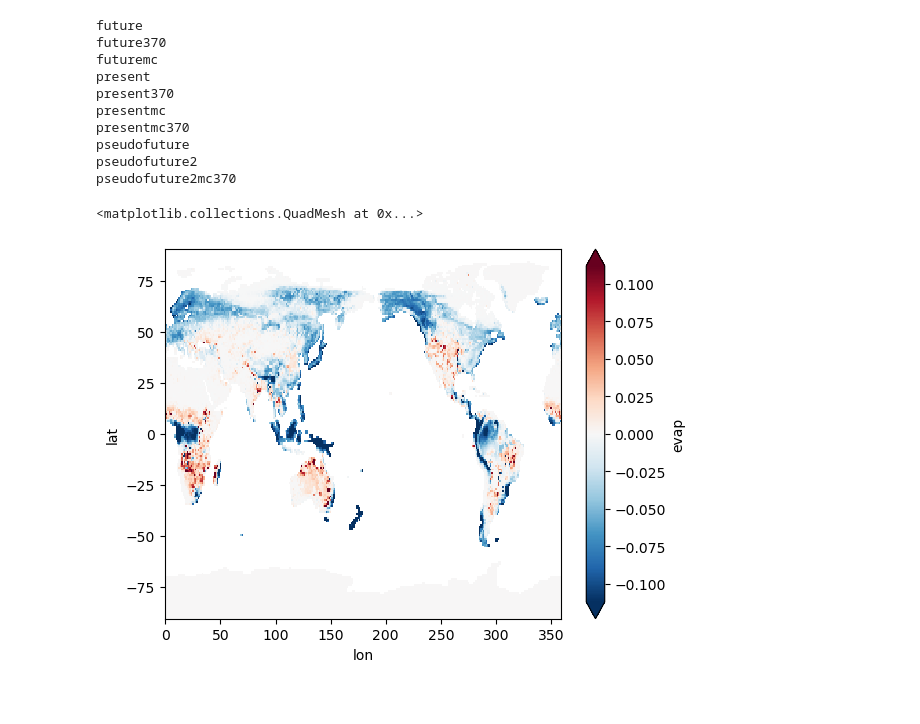
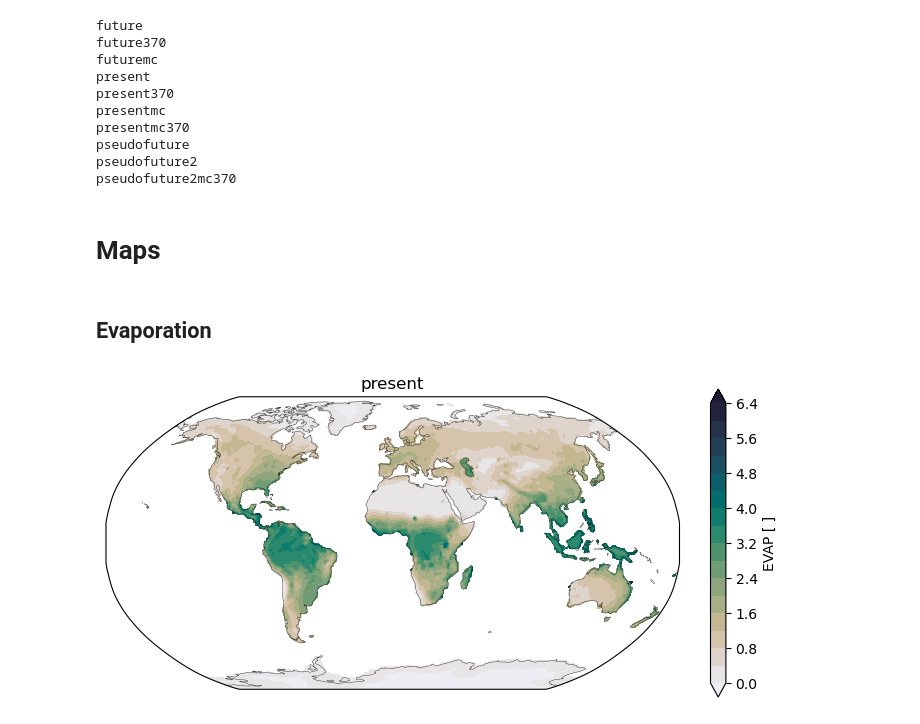
Before and after one commit to bbuchovecky/const_vpd, a Jupyter notebook: 04_scheff-et-al-2022.ipynb, the cells around one changed output. Cells and saved outputs as stored; diff of their text form; code cells hidden in the pictures.

Commit message:
Visualized Scheff et al. (2022) constant VPD runs

```diff
--- a/04_scheff-et-al-2022.ipynb
+++ b/04_scheff-et-al-2022.ipynb
@@ -142,7 +151,7 @@ case = {}
 
 for cc in casename:
     print(cc)
-    ds = mat_to_dataset('/glade/u/home/bbuchovecky/projects/scheffetal2022/matlab_datafiles/'+cc+'.mat')
+    ds = mat_to_dataset('data/scheffetal2022/matlab_datafiles/'+cc+'.mat')
     case[cc] = ds
 # %% [output]
 future
@@ -160,6 +166,0 @@ pseudofuture2mc370
-# %%
-var = 'evap'
-(case['presentmc'][var] - case['present'][var]).sel(time=slice('1985-01-01','2014-12-31')).mean(dim='time').plot(robust=True)
-# %% [output]
-<matplotlib.collections.QuadMesh at 0x...>
-[figure, removed]
@@ -165,0 +219,8 @@ var = 'evap'
+# %% [markdown]
+# Maps
+# %% [markdown]
+## Evaporation
+# %%
+plot_scheff('evap', 'present')
+# %% [output]
+[figure, added]
```
Also changed, not shown: parts of 24 cells of this notebook, 2 other files.
